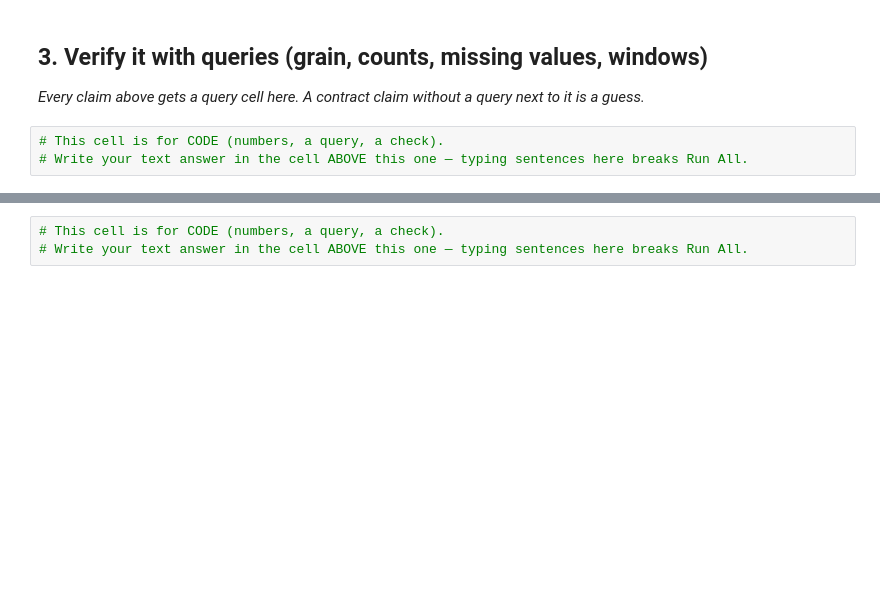
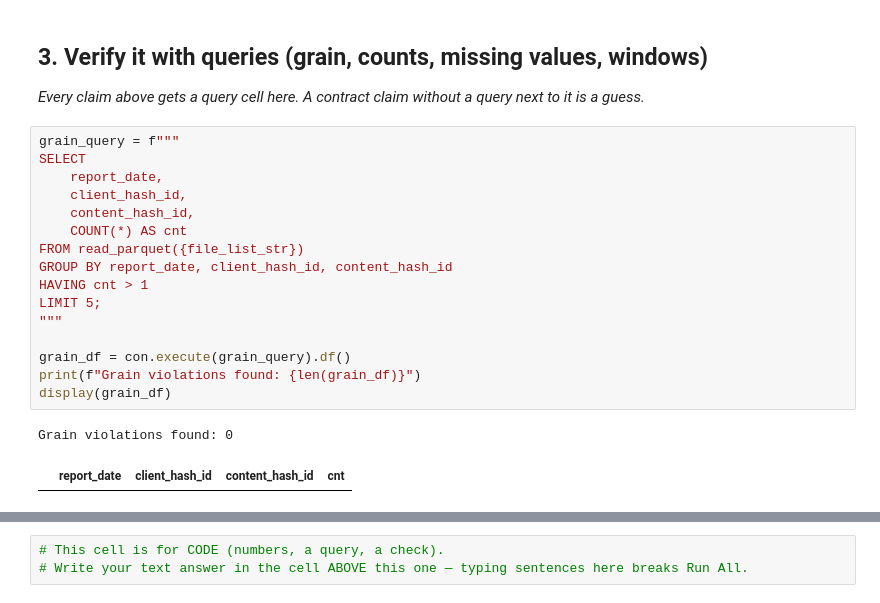
Before and after one commit to trycatchqasim/ML_FR_ISP, a Jupyter notebook: work/notebooks/w03_data_contract.ipynb, the cells around one changed output, grey strips where cells are left out. Saved outputs shown, nothing was run; the diff lists cells and outputs as text; blank space fills up the shorter version.

```diff
--- a/work/notebooks/w03_data_contract.ipynb
+++ b/work/notebooks/w03_data_contract.ipynb
@@ -24,6 +73,22 @@ This skeleton is yours to fill. Work the sections **in order** — each one has
 ## 3. Verify it with queries (grain, counts, missing values, windows)
 
 *Every claim above gets a query cell here. A contract claim without a query next to it is a guess.*
-# %%
-# This cell is for CODE (numbers, a query, a check).
-# Write your text answer in the cell ABOVE this one — typing sentences here breaks Run All.
+# %%
+grain_query = f"""
+SELECT
+    report_date,
+    client_hash_id,
+    content_hash_id,
+    COUNT(*) AS cnt
+FROM read_parquet({file_list_str})
+GROUP BY report_date, client_hash_id, content_hash_id
+HAVING cnt > 1
+LIMIT 5;
+"""
+
+grain_df = con.execute(grain_query).df()
+print(f"Grain violations found: {len(grain_df)}")
+display(grain_df)
+# %% [output]
+Grain violations found: 0
+|  | report_date | client_hash_id | content_hash_id | cnt |
```
Also changed, not shown: parts of 9 cells of this notebook.
